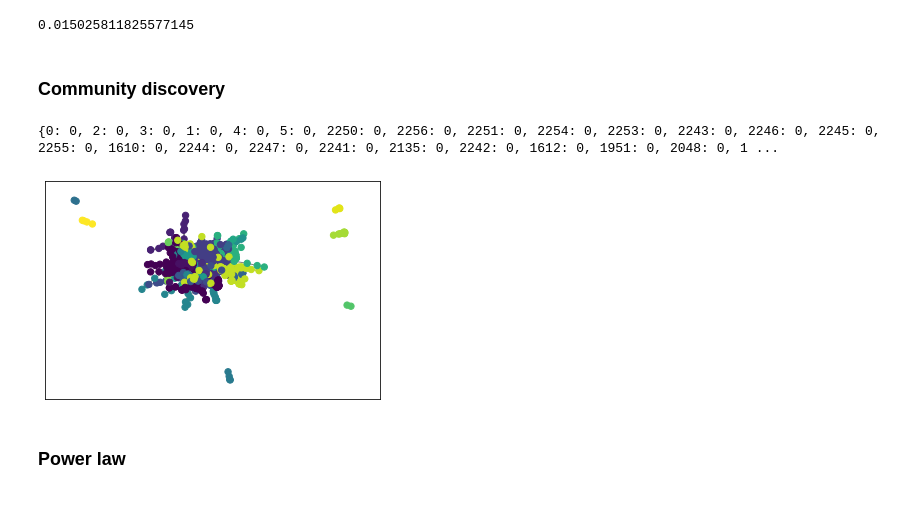
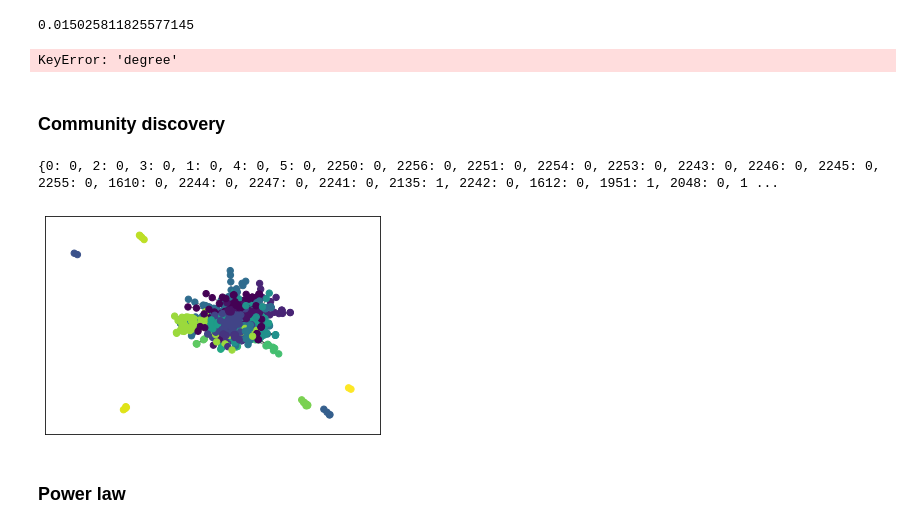
Before and after one commit to NicolaClark/TGNAP2021, a Jupyter notebook: notebooks/Main notebook.ipynb, the cells around one changed output. Drawn from its saved outputs; the diff is of its cells as text; code cells hidden in the pictures.

```diff
--- a/notebooks/Main notebook.ipynb
+++ b/notebooks/Main notebook.ipynb
@@ -254,26 +290,46 @@ nx.global_reaching_centrality(G)
 # %% [output]
 0.015025811825577145
+# %%
+### plot degree centrality here will make work later
+
+points = np.vstack((pd_nodes[' latitude'], pd_nodes[' longitude'], pd_nodes['degree'] )).T
+edges = np.vstack((pd_edges['# source'], pd_edges[' target'])).T
+edges = np.delete(edges, -1, 0)
+
+centroid = list(MultiPoint(points).centroid.coords)[0]
+
+m = folium.Map(control_scale = True)
+
+colormap = cm.LinearColormap(colors=['yellow', 'red'])
+
+colormap.add_to(m)
+
+for point in range(len(points)):
+    folium.CircleMarker([points[point][0], points[point][1]], fill = True, fill_opacity = 0.1, radius =0.01 , color = deg_centrality).add_to(m)
+m
+# %% [output]
+KeyError: 'degree'
 # %% [markdown]
 ### Community discovery
 # %%
 #make the graph undirected
 undirected_G = G.to_undirected()
 
 #Find the best partitioning
 partition = community_louvain.best_partition(undirected_G)
 print(partition)
 
 #Draw the graph
 pos = nx.spring_layout(undirected_G)
 # color the nodes according to their partition
-cmap = cm.get_cmap('viridis', max(partition.values()) + 1)
+cmap = mcm.get_cmap('viridis', max(partition.values()) + 1)
 nx.draw_networkx_nodes(G, pos, partition.keys(), node_size=40,
                     cmap=cmap, node_color=list(partition.values()))
 nx.draw_networkx_edges(undirected_G, pos, alpha=0.5)
 plt.show()
 # %% [output]
-{0: 0, 2: 0, 3: 0, 1: 0, 4: 0, 5: 0, 2250: 0, 2256: 0, 2251: 0, 2254: 0, 2253: 0, 2243: 0, 2246: 0, 2245: 0, 2255: 0, 1610: 0, 2244: 0, 2247: 0, 2241: 0, 2135: 0, 2242: 0, 1612: 0, 1951: 0, 2048: 0, 1 ...
+{0: 0, 2: 0, 3: 0, 1: 0, 4: 0, 5: 0, 2250: 0, 2256: 0, 2251: 0, 2254: 0, 2253: 0, 2243: 0, 2246: 0, 2245: 0, 2255: 0, 1610: 0, 2244: 0, 2247: 0, 2241: 0, 2135: 1, 2242: 0, 1612: 0, 1951: 1, 2048: 0, 1 ...
-[figure, old version]
+[figure, new version]
 # %% [markdown]
 ### Power law
 # %%
```
Also changed, not shown: parts of 19 cells of this notebook, 5 other files.
